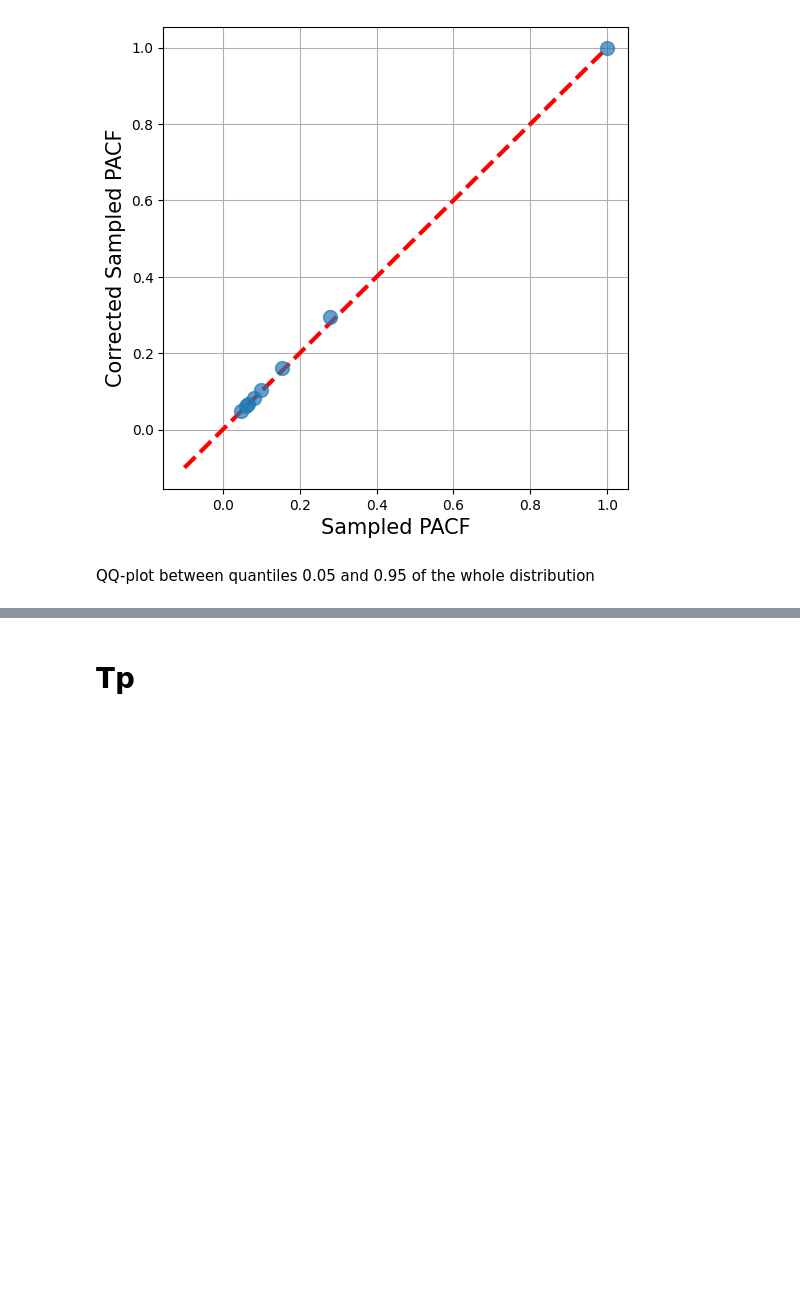
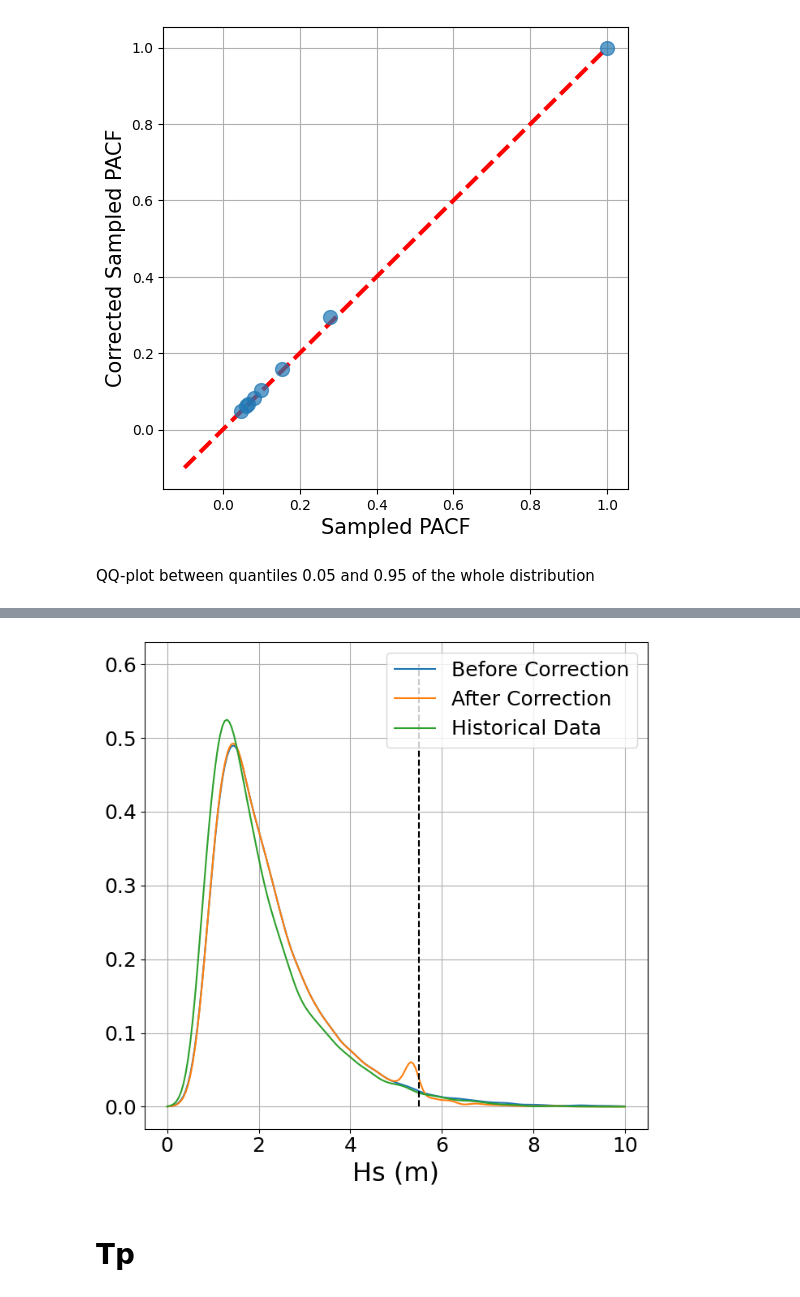
Before and after one commit to viccollado/ExtremeCorrection, a Jupyter notebook: Notebooks/ExtremeCorrectionHsTpSantona.ipynb, the cells around one changed output, grey strips where cells are left out. Drawn from its saved outputs; the diff is of its cells as text; code cells hidden in the pictures; blank space fills up the shorter version.

Commit message:
[VCF] Update after threshold

```diff
--- a/Notebooks/ExtremeCorrectionHsTpSantona.ipynb
+++ b/Notebooks/ExtremeCorrectionHsTpSantona.ipynb
@@ -607,3 +661,41 @@ plt.savefig(f"{extr_corr_complete.folder}/Hs_BeforeAfterCorr.png", dpi=300, bbox
+# %%
+fig, ax1 = plt.subplots(1, 1, figsize=(7, 7))
+
+density_before = gaussian_kde(extr_corr_complete.sim_pit_data)
+density_after = gaussian_kde(extr_corr_complete.sim_pit_data_corrected)
+density_hist = gaussian_kde(df_hist["Hs"])
+
+x_vals = np.linspace(0, 10, 200)
+ax1.plot(x_vals, density_before(x_vals), label="Before Correction", color="tab:blue")
+ax1.plot(x_vals, density_after(x_vals), label="After Correction", color="tab:orange")
+ax1.plot(x_vals, density_hist(x_vals), label="Historical Data", color="tab:green")
+ax1.set_xlabel("Hs (m)", fontsize=23)
+
+# ax1.hist(extr_corr_complete.sim_pit_data, bins=50, alpha=0.5, density=True, label="Before Correction")
+# ax1.hist(extr_corr_complete.sim_pit_data_corrected, bins=50, alpha=0.5, density=True, label="After Correction")
+# ax1.hist(df_hist["Hs"], bins=50, alpha=0.5, density=True, label="Historical Data")
+# ax1.scatter(extr_corr_complete.sim_pit_data_sorted, np.sort(extr_corr_complete.sim_pit_data_corrected)[mask_probs], label="Data vs GPD", alpha=0.7)
+# ax1.plot([0,5], [0,5], 'r--', label="y = x (Reference)")
+# ax1.set_xlabel("Hs Before (m)", fontsize=23)
+# ax1.set_ylabel("Hs After (m)", fontsize=23)
+ax1.grid()
+# ax1.set_xlim(0.8, 5)
+# ax1.set_ylim(0.8, 5)
+
+ax1.legend(fontsize=18)
+
+ax1.vlines(extr_corr_complete.opt_threshold, 0,0.6, color="black", linestyle="--", label="Optimal Threshold")
+
+# ax1.set_xlim(extr_corr_complete.opt_threshold -1, 10)
+
+
+ax1.tick_params(axis='both', which='major', labelsize=18)
+ax1.tick_params(axis='both', which='minor', labelsize=18)
+plt.tight_layout()
+# plt.savefig(f"{extr_corr_complete.folder}/Hs_BeforeAfterCorr.png", dpi=300, bbox_inches='tight')
+# plt.close(fig)
+# %% [output]
+[figure, added]
 # %% [markdown]
 # Tp
 # %%
```
Also changed, not shown: parts of 29 cells of this notebook, 2 other files.
